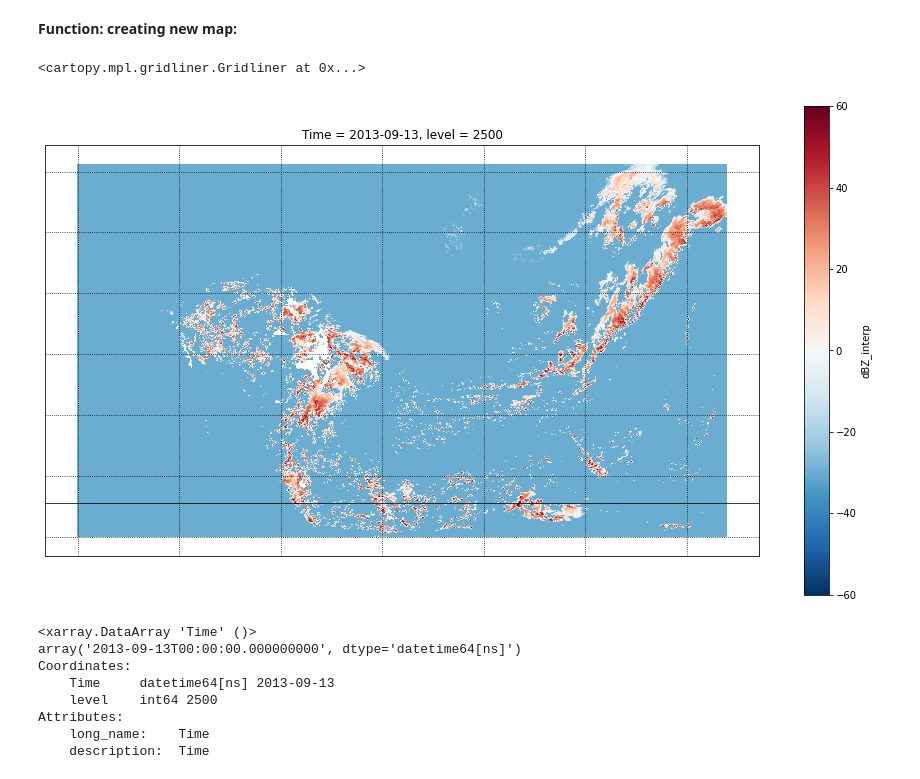
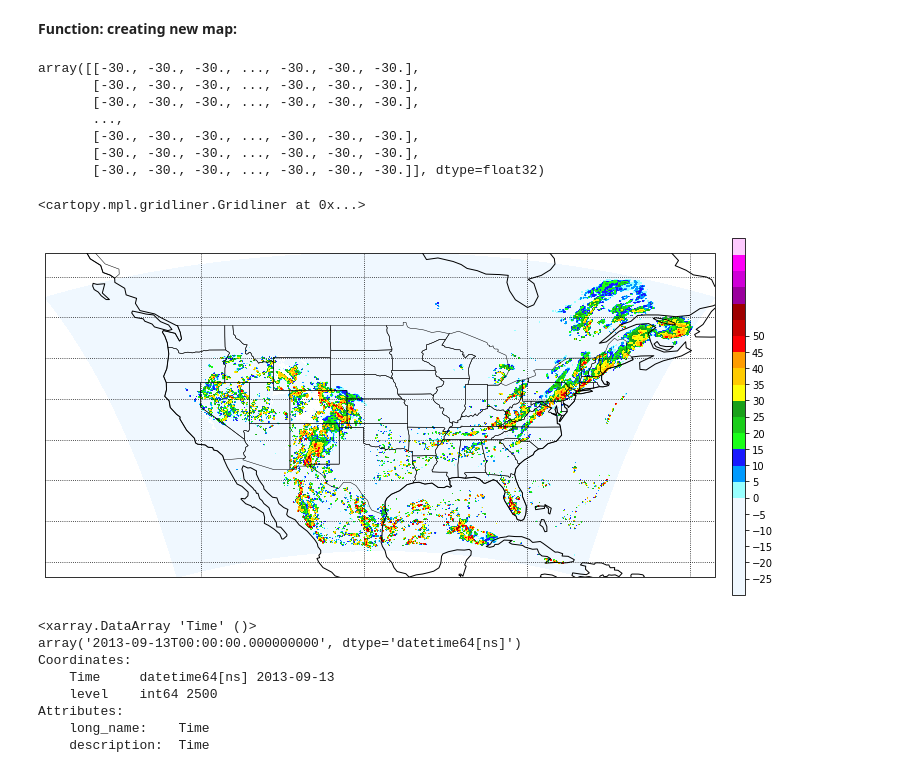
Before and after one commit to Lusicl/WRF_dBZ_Cloud_Classification, a Jupyter notebook: WRF_dBZ_Class_CONUS1/wrf_dbz_ConvStra_test.ipynb, the cells around one changed output. Cells and saved outputs as stored; diff of their text form; code cells hidden in the pictures.

```diff
--- a/WRF_dBZ_Class_CONUS1/wrf_dbz_ConvStra_test.ipynb
+++ b/WRF_dBZ_Class_CONUS1/wrf_dbz_ConvStra_test.ipynb
@@ -135,23 +133,43 @@ from metpy.plots import ctables
 ref_norm, ref_cmap = ctables.registry.get_with_steps('NWSStormClearReflectivity', -20, 0.5)
 
 ## Set CWB reflectivity colorbar:
-clevs = [-5,0,5,10,15,20,25,30,35,40,45,50,55,60,65,70,75,85]
-ccols = ['#ffffff','#98ffff','#009aff','#1919ff','#19ff19','#19cd19','#19A019','#fefe08','#ffcb00','#ff9c00','#fe0005','#c90200','#9d0000','#9a009d','#cf00d7','#ff00f7','#fdcafe']
+# clevs = [-5,0,5,10,15,20,25,30,35,40,45,50,55,60,65,70,75,85]
+# ccols = ['#ffffff','#98ffff','#009aff','#1919ff','#19ff19','#19cd19','#19A019','#fefe08','#ffcb00','#ff9c00','#fe0005','#c90200','#9d0000','#9a009d','#cf00d7','#ff00f7','#fdcafe']
+clevs = [-30,-25,-20,-15,-10,-5,0,5,10,15,20,25,30,35,40,45,50,55,60,65,70,75,85]
+ccols = ['#f0f8ff','#f0f8ff','#f0f8ff','#f0f8ff','#f0f8ff','#f0f8ff','#98ffff','#009aff','#1919ff','#19ff19','#19cd19','#19A019','#fefe08','#ffcb00','#ff9c00','#fe0005','#c90200','#9d0000','#9a009d','#cf00d7','#ff00f7','#fdcafe']
 # %%
 ## Load another variables for plot testing:
 # da_wrf_dbz.isel(bottom_top=10).plot()
 # tmp_ds = xr.open_dataset(file_name_list['Z']).isel(Time=0, bottom_top_stag=0)
 # tmp_arr = tmp_ds['Z']
 # tmp_arr.plot()
+dbz_lev.data
+# %% [output]
+array([[-30., -30., -30., ..., -30., -30., -30.],
+       [-30., -30., -30., ..., -30., -30., -30.],
+       [-30., -30., -30., ..., -30., -30., -30.],
+       ...,
+       [-30., -30., -30., ..., -30., -30., -30.],
+       [-30., -30., -30., ..., -30., -30., -30.],
+       [-30., -30., -30., ..., -30., -30., -30.]], dtype=float32)
 # %%
 ## Do the plot:
 
-fig = plt.figure(figsize=(16,9))
+fig = plt.figure(figsize=(12,9))
 # ax1 = new_map(fig)
 # ax1 = plt.axes(projection = ccrs.LambertConformal(central_longitude=-100, central_latitude=40))
 ax1 = plt.axes(projection = ccrs.PlateCarree())
 
-dbz_lev.plot(ax=ax1, transform = ccrs.LambertConformal(central_longitude=-100, central_latitude=40))
+plotting_var = dbz_lev.data
+plotting_lon = dbz_lev.XLONG
+plotting_lat = dbz_lev.XLAT
+
+cf = ax1.contourf(plotting_lon, plotting_lat, plotting_var, levels=clevs, colors=ccols)
+
+cbar_ax = fig.add_axes([0.92, 0.225, 0.015, 0.55])
+cbar = fig.colorbar(cf, cax=cbar_ax, ticks=clevs[1:17], fraction=0.04)
+
+# dbz_lev.plot(ax=ax1, transform = ccrs.LambertConformal(central_longitude=-100, central_latitude=40))
 # dbz_lev.plot(ax=ax1, transform=ccrs.PlateCarree())
 # dbz_lev.plot(ax=ax1)
 
@@ -180,34 +198,34 @@ ax1.gridlines(color="black", linestyle="dotted")
 # ax1.coastlines('10m', 'black', linewidth=2, zorder=2)
 
 # cbar_ax = fig.add_axes([0.9, 0.225, 0.015, 0.55])
 # cbar = fig.colorbar(cf, cax=cbar_ax)
 
 
 ## CWB colorbar:
 
 # ax1.set_global()
 
 # ## add coast lines:
 # ax1.coastlines('110m', 'black', linewidth=2, zorder=2)
 # ## Grab state borders:
 # state_borders = NaturalEarthFeature(category='cultural',
 #                                     name='admin_1_states_provinces_lines',
 #                                     scale='110m',
 #                                     facecolor='none'
 #                                    )
 # ax1.add_feature(state_borders, edgecolor='black', linewidth=1, zorder=3)
 
 # lats, lons = latlon_coords(dbz_lev)
 # cf = ax1.contourf(to_np(lons), to_np(lats), to_np(dbz_lev), levels=clevs, colors=ccols, transform=ccrs.LambertConformal(), zorder=1)
 
 # cbar_ax = fig.add_axes([0.8, 0.225, 0.015, 0.55])
 # cbar = fig.colorbar(cf, cax=cbar_ax, ticks=clevs[1:17], fraction=0.04)
 
 
 # plt.title(datetime.utcnow())
 # %% [output]
 <cartopy.mpl.gridliner.Gridliner at 0x...>
-[figure, old version]
+[figure, new version]
 # %%
 # lats, lons = latlon_coords(dbz_lev)
 
```
Also changed, not shown: parts of 1 cell of this notebook.
